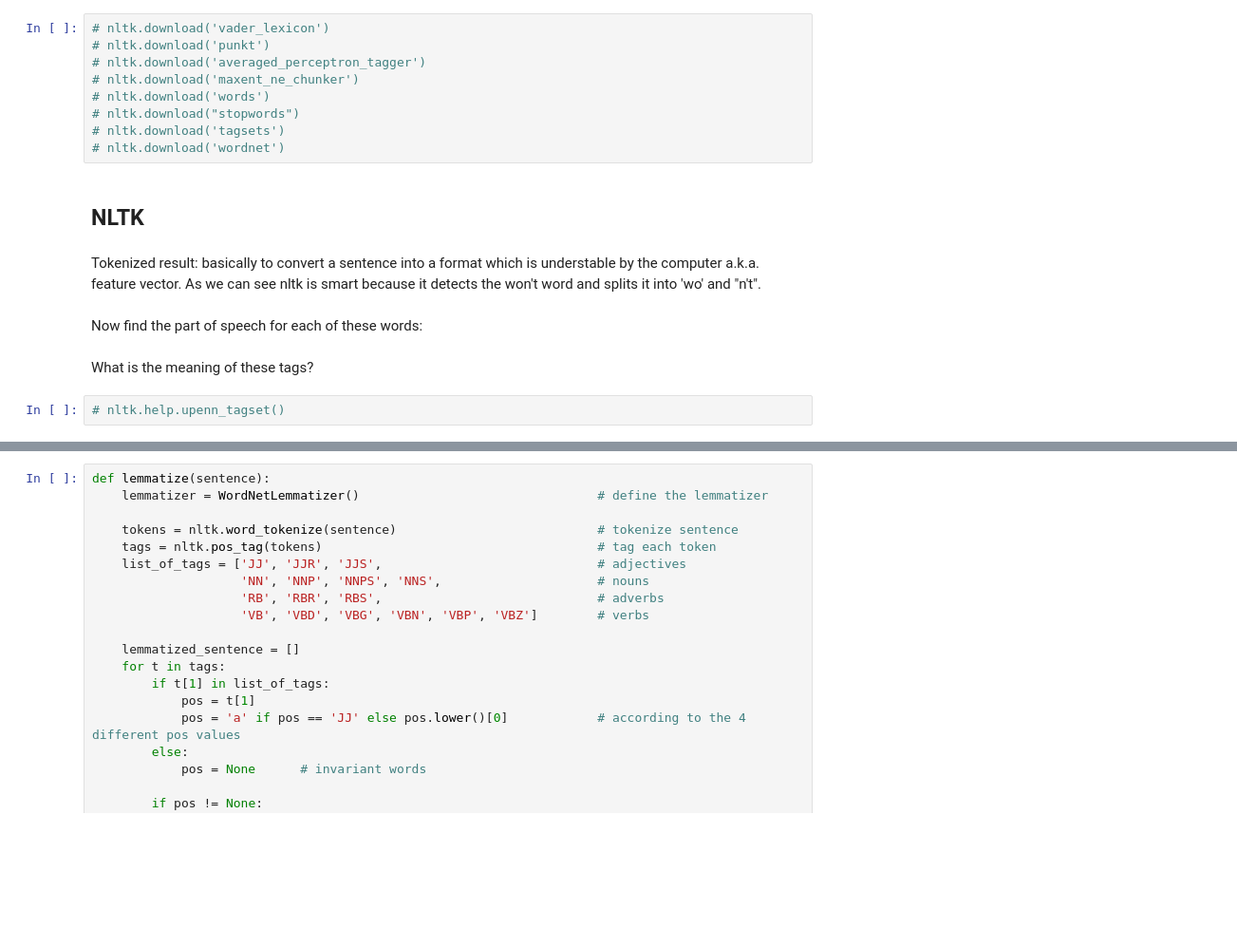
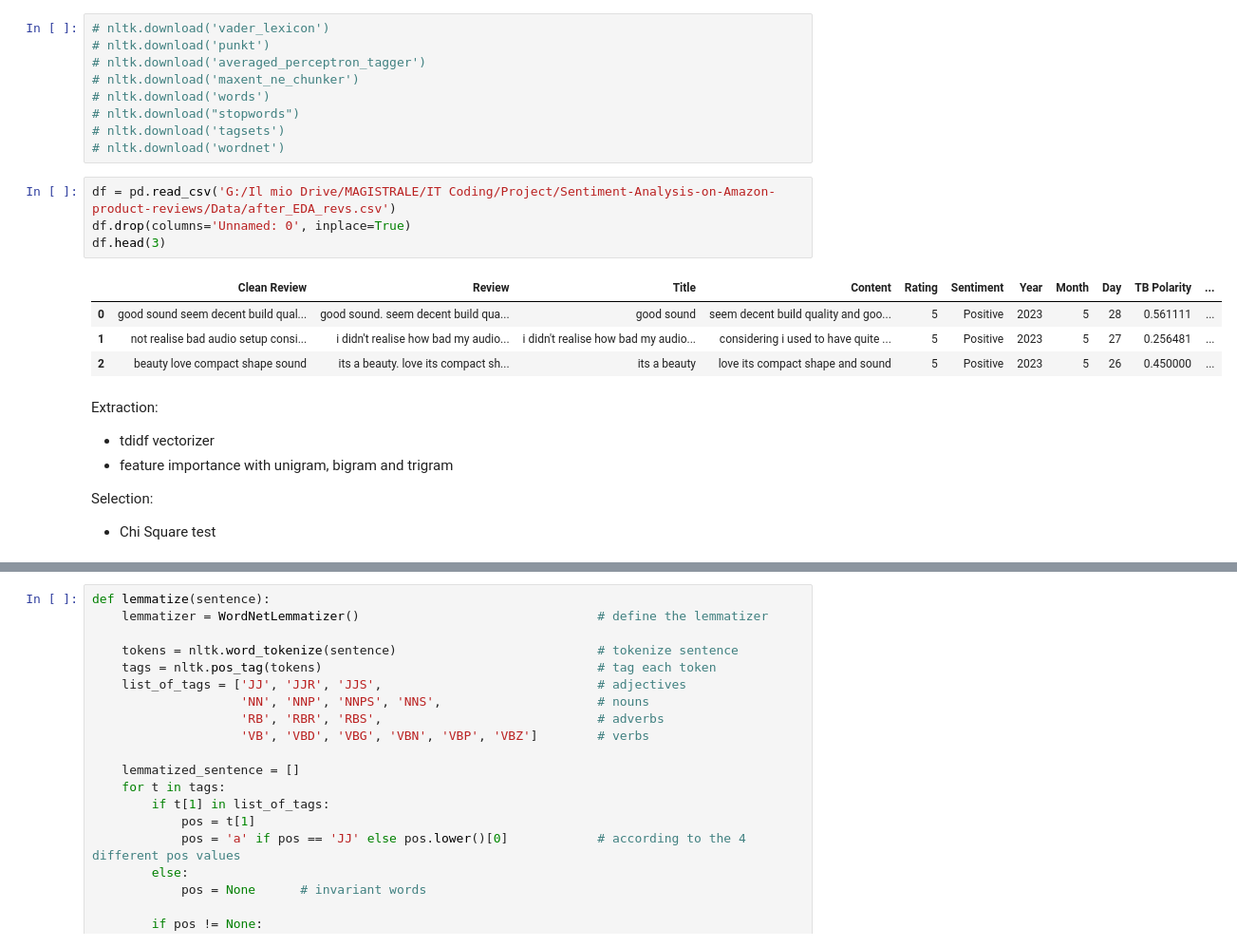
Before and after one commit to DavidAlexanderMoe/Sentiment-Analysis-and-Web-Scraping, a Jupyter notebook: Scripts/Analysis/3. Feature Engineering, Extraction and Selection.ipynb, the cells around one changed output, grey strips where cells are left out. Shown at 95% size. Cells and saved outputs as stored; diff of their text form; blank space fills up the shorter version.

```diff
--- a/Scripts/Analysis/3. Feature Engineering and Selection.ipynb
+++ b/Scripts/Analysis/3. Feature Engineering, Extraction and Selection.ipynb
@@ -18,13 +24,19 @@ from nltk.stem  import WordNetLemmatizer
 # nltk.download("stopwords")
 # nltk.download('tagsets')
 # nltk.download('wordnet')
-# %% [markdown]
-## NLTK
-# %% [markdown]
-Tokenized result: basically to convert a sentence into a format which is understable by the computer a.k.a. feature vector. As we can see nltk is smart because it detects the won't word and splits it into 'wo' and "n't".
-# %% [markdown]
-Now find the part of speech for each of these words:
-# %% [markdown]
-What is the meaning of these tags?
-# %%
-# nltk.help.upenn_tagset()
+# %%
+df = pd.read_csv('G:/Il mio Drive/MAGISTRALE/IT Coding/Project/Sentiment-Analysis-on-Amazon-product-reviews/Data/after_EDA_revs.csv')
+df.drop(columns='Unnamed: 0', inplace=True)
+df.head(3)
+# %% [output]
+|  | Clean Review | Review | Title | Content | Rating | Sentiment | Year | Month | Day | TB Polarity | ... |
+| 0 | good sound seem decent build qual... | good sound. seem decent build qua... | good sound | seem decent build quality and goo... | 5 | Positive | 2023 | 5 | 28 | 0.561111 | ... |
+| 1 | not realise bad audio setup consi... | i didn't realise how bad my audio... | i didn't realise how bad my audio... | considering i used to have quite ... | 5 | Positive | 2023 | 5 | 27 | 0.256481 | ... |
+| 2 | beauty love compact shape sound | its a beauty. love its compact sh... | its a beauty | love its compact shape and sound | 5 | Positive | 2023 | 5 | 26 | 0.450000 | ... |
+# %% [markdown]
+Extraction:
+- tdidf vectorizer
+- feature importance with unigram, bigram and trigram
+
+Selection:
+- Chi Square test
```
Also changed, not shown: parts of 8 cells of this notebook.
